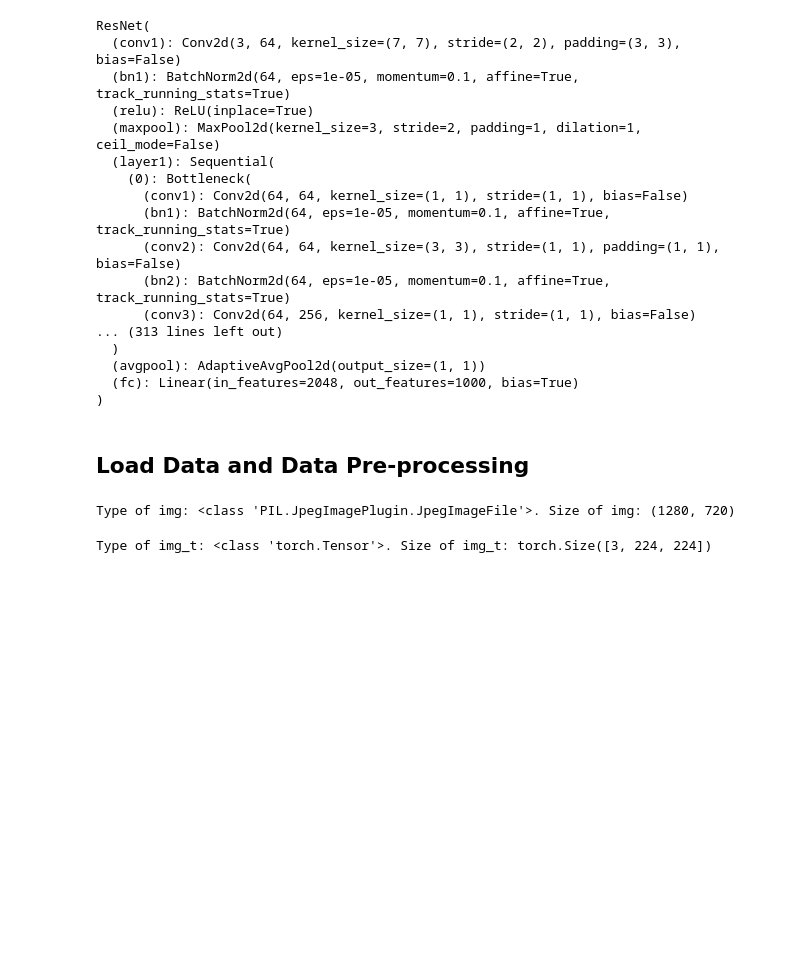
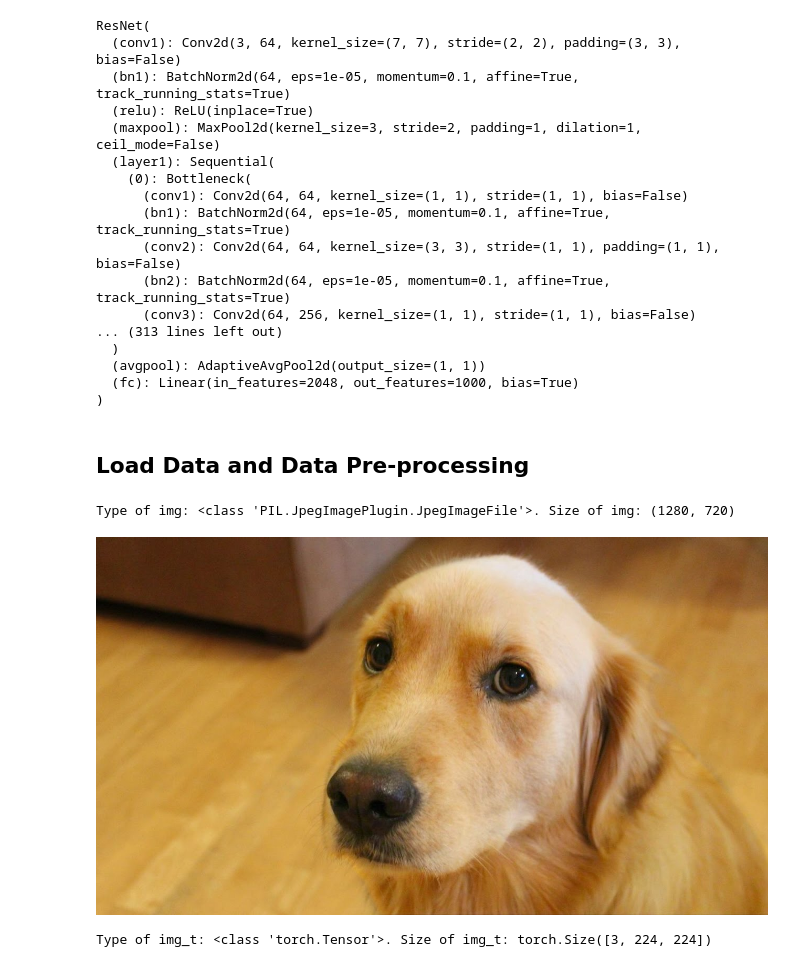
Before and after one commit to zs144/Read-DL-with-PyTorch, a Jupyter notebook: p1ch2/2_pre_trained_networks.ipynb, the cells around one changed output. Saved outputs shown, nothing was run; the diff lists cells and outputs as text; code cells hidden in the pictures; blank space fills up the shorter version.

Commit message:
Print images before and after preprocessing

```diff
--- a/p1ch2/2_pre_trained_networks.ipynb
+++ b/p1ch2/2_pre_trained_networks.ipynb
@@ -67,10 +67,11 @@ preprocess = transforms.Compose([
 # %%
 from PIL import Image
 img = Image.open("../data/p1ch2/bobby.jpg")
-img.show()
 print(f'Type of img: {type(img)}. Size of img: {img.size}')
+img
 # %% [output]
 Type of img: <class 'PIL.JpegImagePlugin.JpegImageFile'>. Size of img: (1280, 720)
+[figure, added]
 # %%
 img_t = preprocess(img)
 print(f'Type of img_t: {type(img_t)}. Size of img_t: {img_t.size()}')
```
Also changed, not shown: parts of 1 cell of this notebook.
